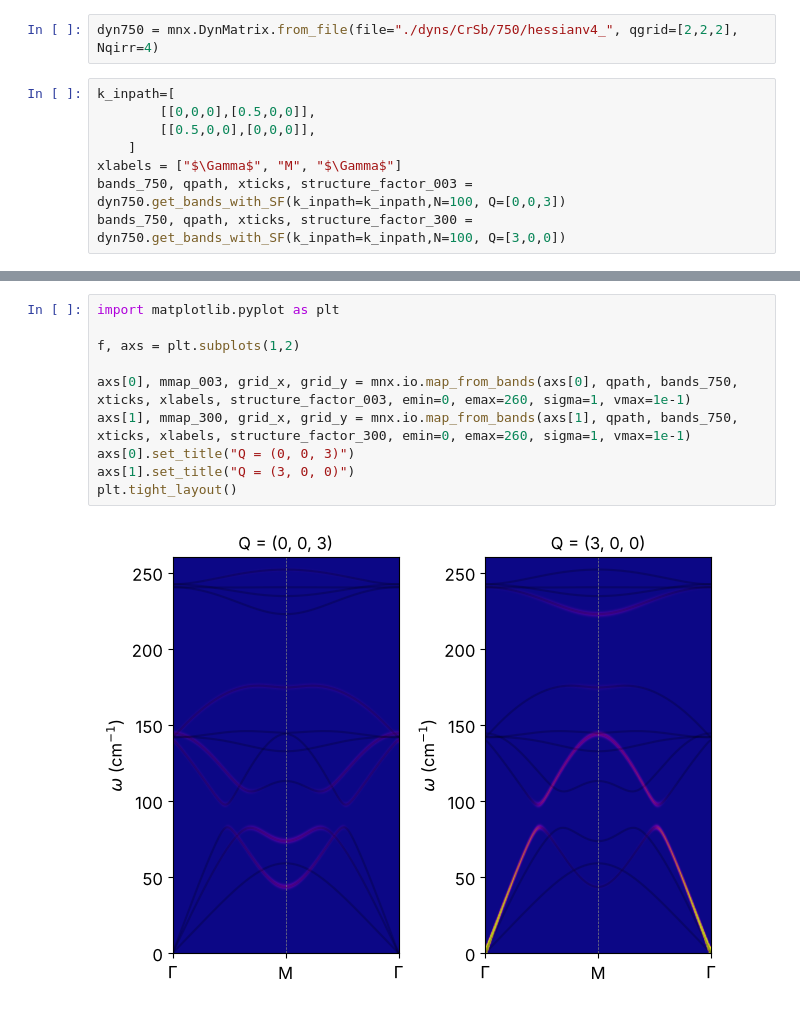
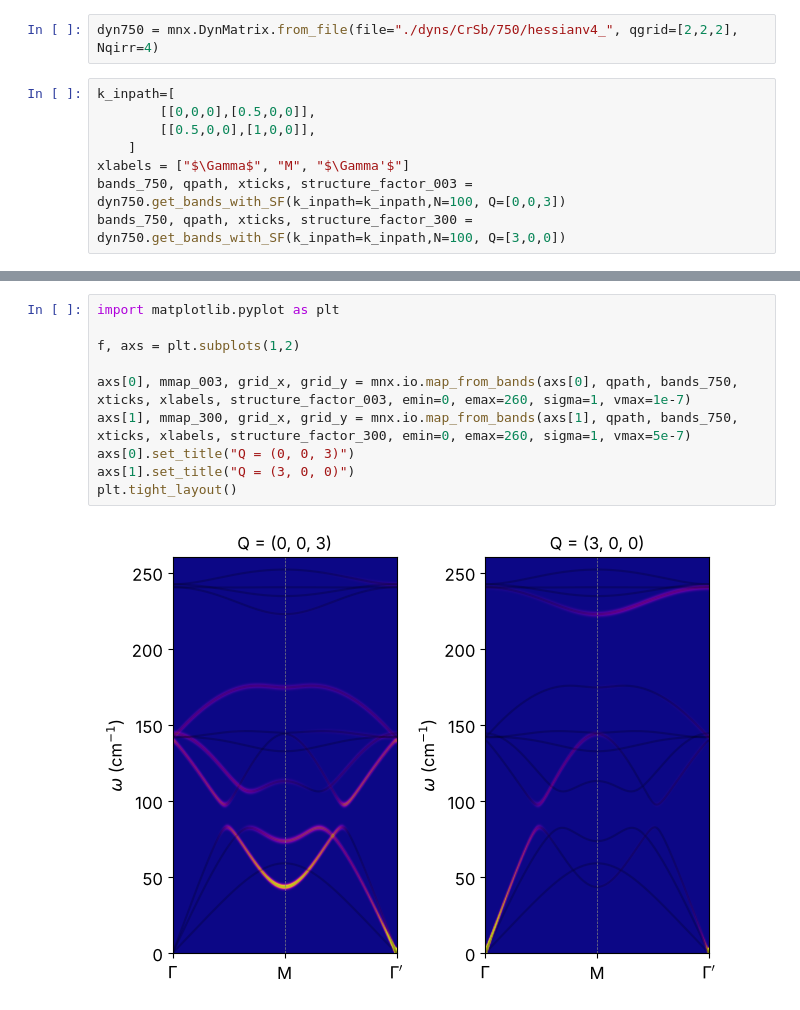
Before and after one commit to ManexAlkorta/mnx, a Jupyter notebook: Tutorial/DynMatrix.ipynb, the cells around one changed output, grey strips where cells are left out. Saved outputs shown, nothing was run; the diff lists cells and outputs as text.

```diff
--- a/Tutorial/DynMatrix.ipynb
+++ b/Tutorial/DynMatrix.ipynb
@@ -495,9 +495,9 @@ dyn750 = mnx.DynMatrix.from_file(file="./dyns/CrSb/750/hessianv4_", qgrid=[2,2,2
 # %%
 k_inpath=[
         [[0,0,0],[0.5,0,0]],
-        [[0.5,0,0],[0,0,0]],
+        [[0.5,0,0],[1,0,0]],
     ]
-xlabels = ["$\Gamma$", "M", "$\Gamma$"]
+xlabels = ["$\Gamma$", "M", "$\Gamma'$"]
 bands_750, qpath, xticks, structure_factor_003 = dyn750.get_bands_with_SF(k_inpath=k_inpath,N=100, Q=[0,0,3])
 bands_750, qpath, xticks, structure_factor_300 = dyn750.get_bands_with_SF(k_inpath=k_inpath,N=100, Q=[3,0,0])
 # %%
@@ -508,15 +508,15 @@ mnx.io.plot_bands_segment(qpath, bands_750, structure_factor_003, xticks, xlabel
 # %%
 import matplotlib.pyplot as plt
 
 f, axs = plt.subplots(1,2)
 
-axs[0], mmap_003, grid_x, grid_y = mnx.io.map_from_bands(axs[0], qpath, bands_750, xticks, xlabels, structure_factor_003, emin=0, emax=260, sigma=1, vmax=1e-1)
-axs[1], mmap_300, grid_x, grid_y = mnx.io.map_from_bands(axs[1], qpath, bands_750, xticks, xlabels, structure_factor_300, emin=0, emax=260, sigma=1, vmax=1e-1)
+axs[0], mmap_003, grid_x, grid_y = mnx.io.map_from_bands(axs[0], qpath, bands_750, xticks, xlabels, structure_factor_003, emin=0, emax=260, sigma=1, vmax=1e-7)
+axs[1], mmap_300, grid_x, grid_y = mnx.io.map_from_bands(axs[1], qpath, bands_750, xticks, xlabels, structure_factor_300, emin=0, emax=260, sigma=1, vmax=5e-7)
 axs[0].set_title("Q = (0, 0, 3)")
 axs[1].set_title("Q = (3, 0, 0)")
 plt.tight_layout()
 # %% [output]
-[figure, old version]
+[figure, new version]
 # %% [markdown]
 ## MnTe: structure factor in two Brillouin zones
 
```
Also changed, not shown: parts of 5 cells of this notebook, 4 other files.
